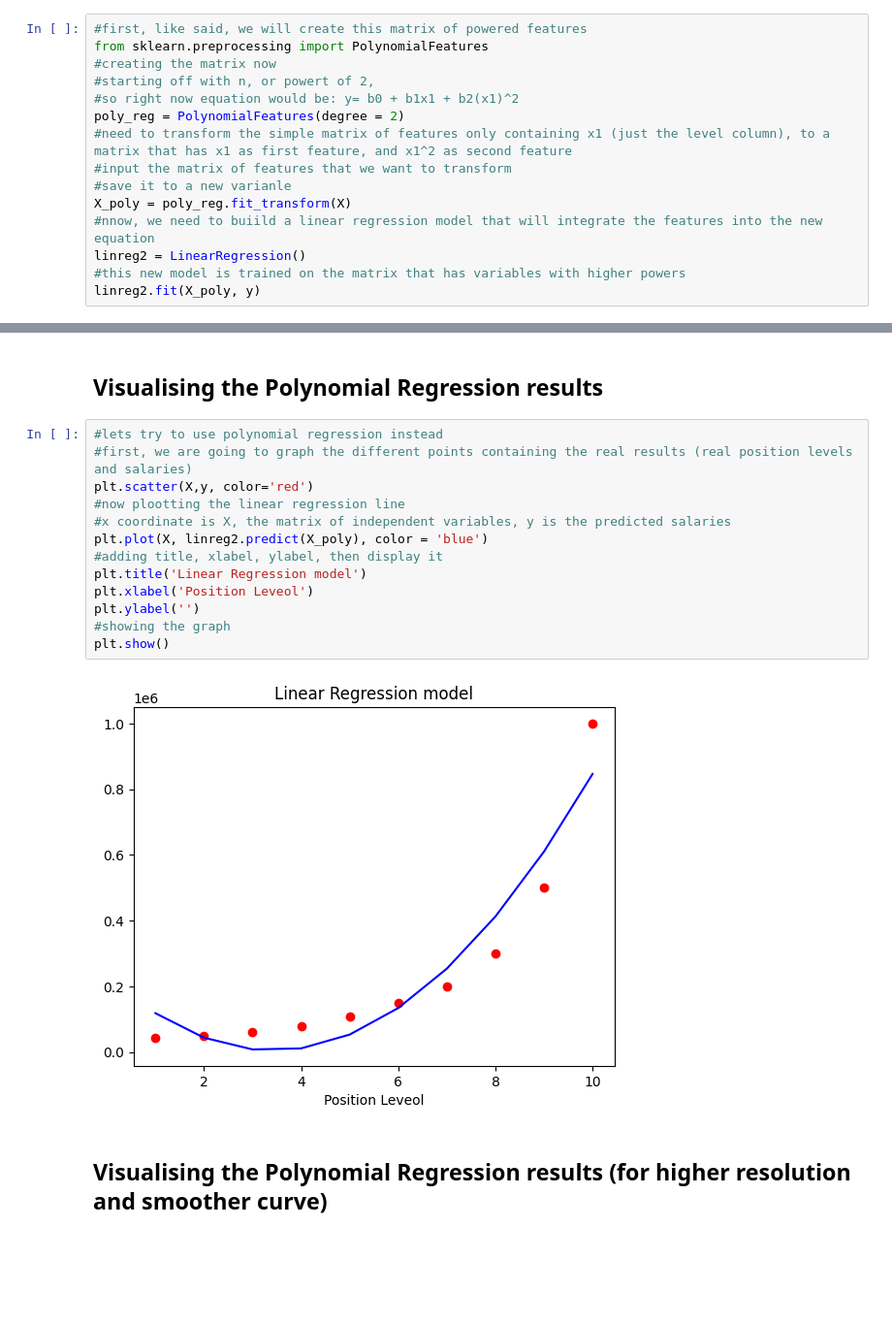
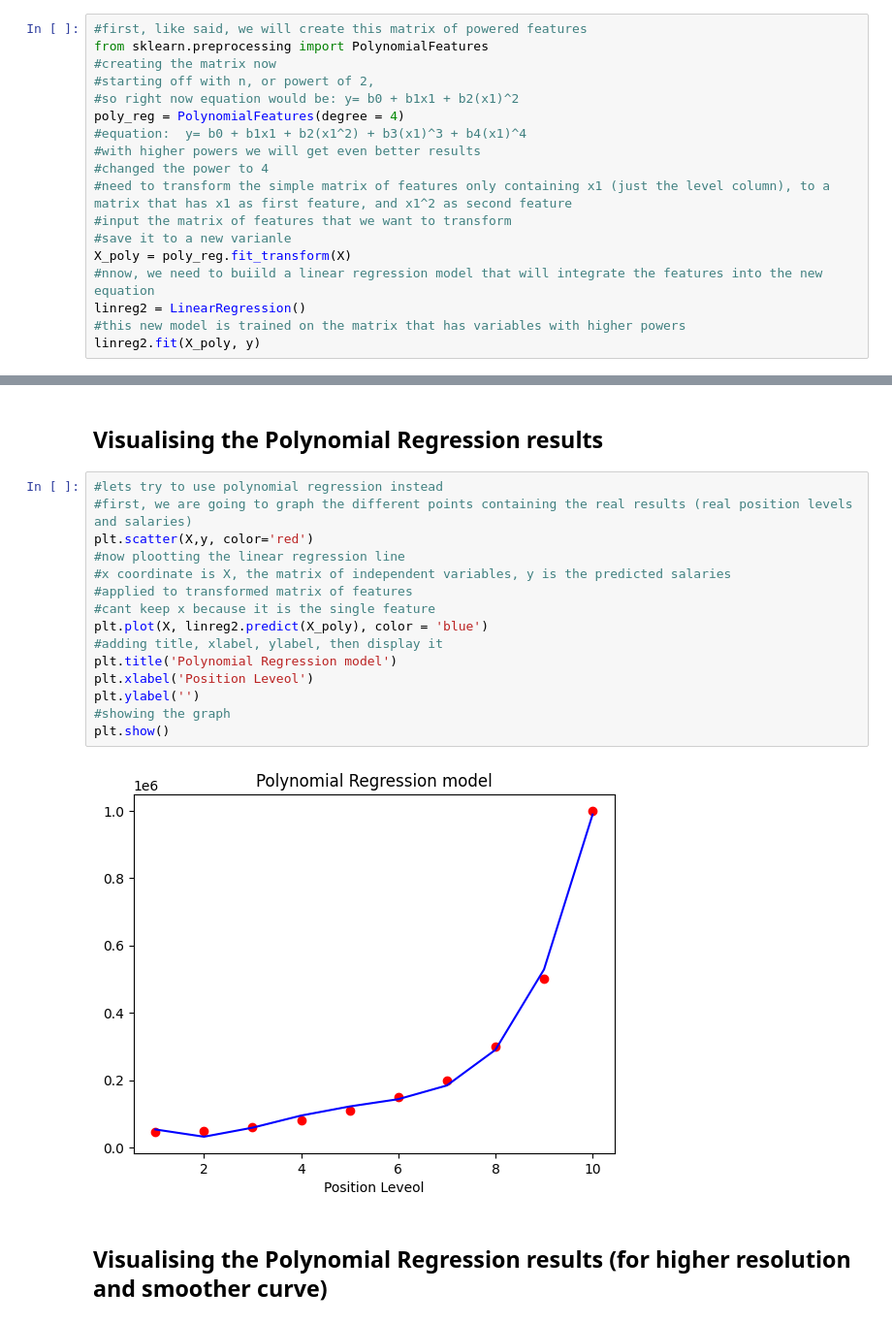
Before and after one commit to jai-sundaram/ml_tutorial, a Jupyter notebook: my_polynomial_regression.ipynb, the cells around one changed output, grey strips where cells are left out. Shown at 97% size. Cells and saved outputs as stored; diff of their text form; blank space fills up the shorter version.

Commit message:
Updated visualizations

```diff
--- a/my_polynomial_regression.ipynb
+++ b/my_polynomial_regression.ipynb
@@ -49,7 +49,10 @@ from sklearn.preprocessing import PolynomialFeatures
 #creating the matrix now
 #starting off with n, or powert of 2,
 #so right now equation would be: y= b0 + b1x1 + b2(x1)^2
-poly_reg = PolynomialFeatures(degree = 2)
+poly_reg = PolynomialFeatures(degree = 4)
+#equation:  y= b0 + b1x1 + b2(x1^2) + b3(x1)^3 + b4(x1)^4
+#with higher powers we will get even better results
+#changed the power to 4
 #need to transform the simple matrix of features only containing x1 (just the level column), to a matrix that has x1 as first feature, and x1^2 as second feature
 #input the matrix of features that we want to transform
 #save it to a new varianle
@@ -82,17 +85,19 @@ plt.show()
 # %%
 #lets try to use polynomial regression instead
 #first, we are going to graph the different points containing the real results (real position levels and salaries)
 plt.scatter(X,y, color='red')
 #now plootting the linear regression line
 #x coordinate is X, the matrix of independent variables, y is the predicted salaries
+#applied to transformed matrix of features
+#cant keep x because it is the single feature
 plt.plot(X, linreg2.predict(X_poly), color = 'blue')
 #adding title, xlabel, ylabel, then display it
-plt.title('Linear Regression model')
+plt.title('Polynomial Regression model')
 plt.xlabel('Position Leveol')
 plt.ylabel('')
 #showing the graph
 plt.show()
 # %% [output]
-[figure, old version]
+[figure, new version]
 # %% [markdown]
 ## Visualising the Polynomial Regression results (for higher resolution and smoother curve)
```
Also changed, not shown: parts of 1 cell of this notebook.
